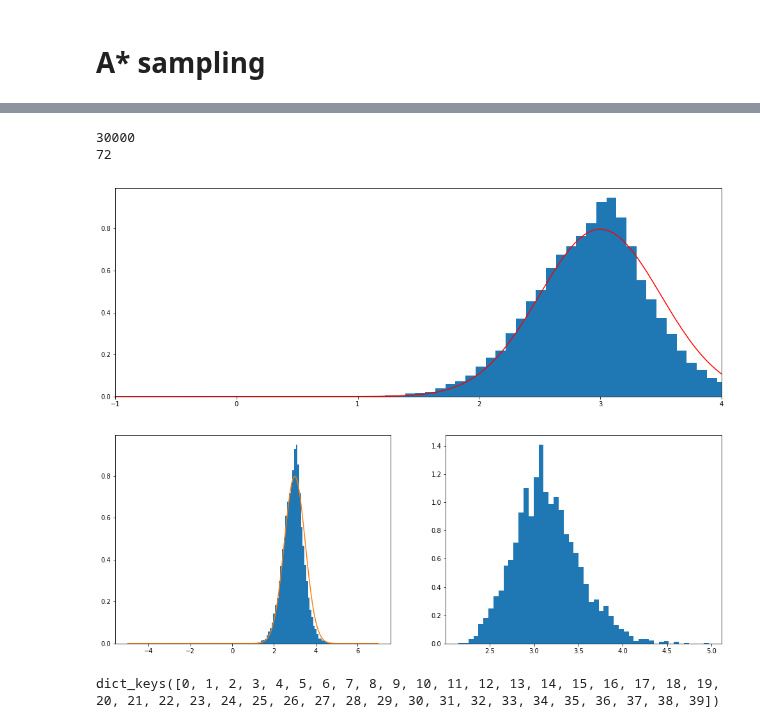
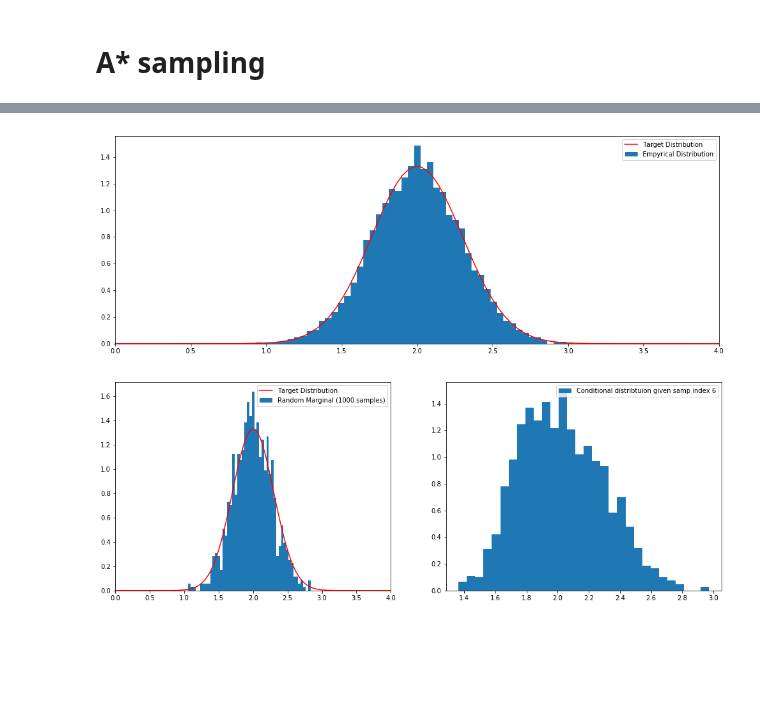
Before and after one commit to gergely-flamich/miracle-compression, a Jupyter notebook: code/A-star-sampling.ipynb, the cells around one changed output, grey strips where cells are left out. Drawn from its saved outputs; the diff is of its cells as text; code cells hidden in the pictures; blank space fills up the shorter version.

```diff
--- a/code/A-star-sampling.ipynb
+++ b/code/A-star-sampling.ipynb
@@ -108,16 +108,13 @@ def trunc_gumbel_pdf(x, trunc, loc=0.):
 
 def trunc_gumbel_cdf(x, trunc, loc=0.):
 
-    z = -(x - loc)
-    trunc_z = -(np.minimum(x, trunc) - loc)
+    z = -(np.minimum(x, trunc) - loc)
 
-    return np.exp(-np.exp(trunc_z) + np.exp(z))
+    return np.exp(-np.exp(z) + np.exp(-trunc + loc))
 
 def trunc_gumbel_inv_cdf(x, trunc, loc=0.):
 
-    mean = loc - np.euler_gamma
-
-    return -np.log(np.exp(-trunc + mean) - np.log(x)) + mean
+    return -np.log(np.exp(-trunc + loc) - np.log(x)) + loc
 
 def trunc_gumbel_sample(trunc, loc=0., size=None):
 
@@ -327,9 +312,9 @@ plt.show()
 np.random.seed(4)
 
 samples = []
-num_samples = 30000
+num_samples = 10000
 
-indexed_samples = {k: [] for k in range(40)}
+indexed_samples = {}
 
 for i in tqdm(range(num_samples)):
     _, samp, samp_idx = a_star_sample(prop_trunc_samp=lambda a, b: truncnorm.ppf(np.random.uniform(), a, b),
@@ -338,35 +323,47 @@ for i in tqdm(range(num_samples)):
                             region_bound=lambda a, b: normal_region_bound(a, b, mu_prop, sigma_prop, mu_target, sigma_target),
                             verbose=False)
 
-    indexed_samples[samp_idx].append(samp)
+    if samp_idx in indexed_samples:
+        indexed_samples[samp_idx].append(samp)
+    else:
+        indexed_samples[samp_idx] = [samp]
 
     samples.append(samp)
+
+samples = np.array(samples)
 # %% [output]
 [interactive output not drawn]
 # %%
-print(len(samples))
-print(len(first_samps))
+plt.figure(figsize=(17, 6))
+plt.hist(samples, bins=50, density=True, label="Empyrical Distribution")
+plt.plot(xs, norm.pdf(xs, mu_target, sigma_target), color='r', label="Target Distribution")
+plt.xlim([mu_target - 2, mu_target + 2])
+plt.legend()
+plt.show()
 
-plt.figure(figsize=(17, 6))
-plt.hist(samples + first_samps, bins=50, density=True)
-plt.plot(xs, norm.pdf(xs, mu_target, sigma_target), color='r', label="Target Distribution")
-plt.xlim([-1, 4])
-plt.show()
+marginal_size = 1000
 
 plt.figure(figsize=(17, 6))
 plt.subplot(121)
-plt.hist(samples, bins=50, density=True)
-plt.plot(xs, norm.pdf(xs, 3, 0.5))
+
+plt.hist(samples[np.random.choice(len(samples), size=marginal_size, replace=False)],
+         bins=50,
+         density=True,
+         label="Random Marginal ({} samples)".format(marginal_size))
+
+plt.plot(xs, norm.pdf(xs, mu_target, sigma_target), label="Target Distribution", color='r')
+plt.xlim([mu_target - 2, mu_target + 2])
+plt.legend()
+
+idx = 6
 
 plt.subplot(122)
-plt.hist(indexed_samples[14], bins=50, density=True)
-#plt.plot(xs, gumbel_r.pdf(xs, 1.8, 0.3))
+plt.hist(indexed_samples[idx],
+         bins=30,
+         density=True,
+         label="Conditional distribtuion given samp index {}".format(idx))
+plt.legend()
 plt.show()
-
-print(indexed_samples.keys())
 # %% [output]
-30000
-72
-[figure, old version]
+[figure, new version]
-[figure, old version]
+[figure, new version]
-dict_keys([0, 1, 2, 3, 4, 5, 6, 7, 8, 9, 10, 11, 12, 13, 14, 15, 16, 17, 18, 19, 20, 21, 22, 23, 24, 25, 26, 27, 28, 29, 30, 31, 32, 33, 34, 35, 36, 37, 38, 39])
```
Also changed, not shown: parts of 5 cells of this notebook.
